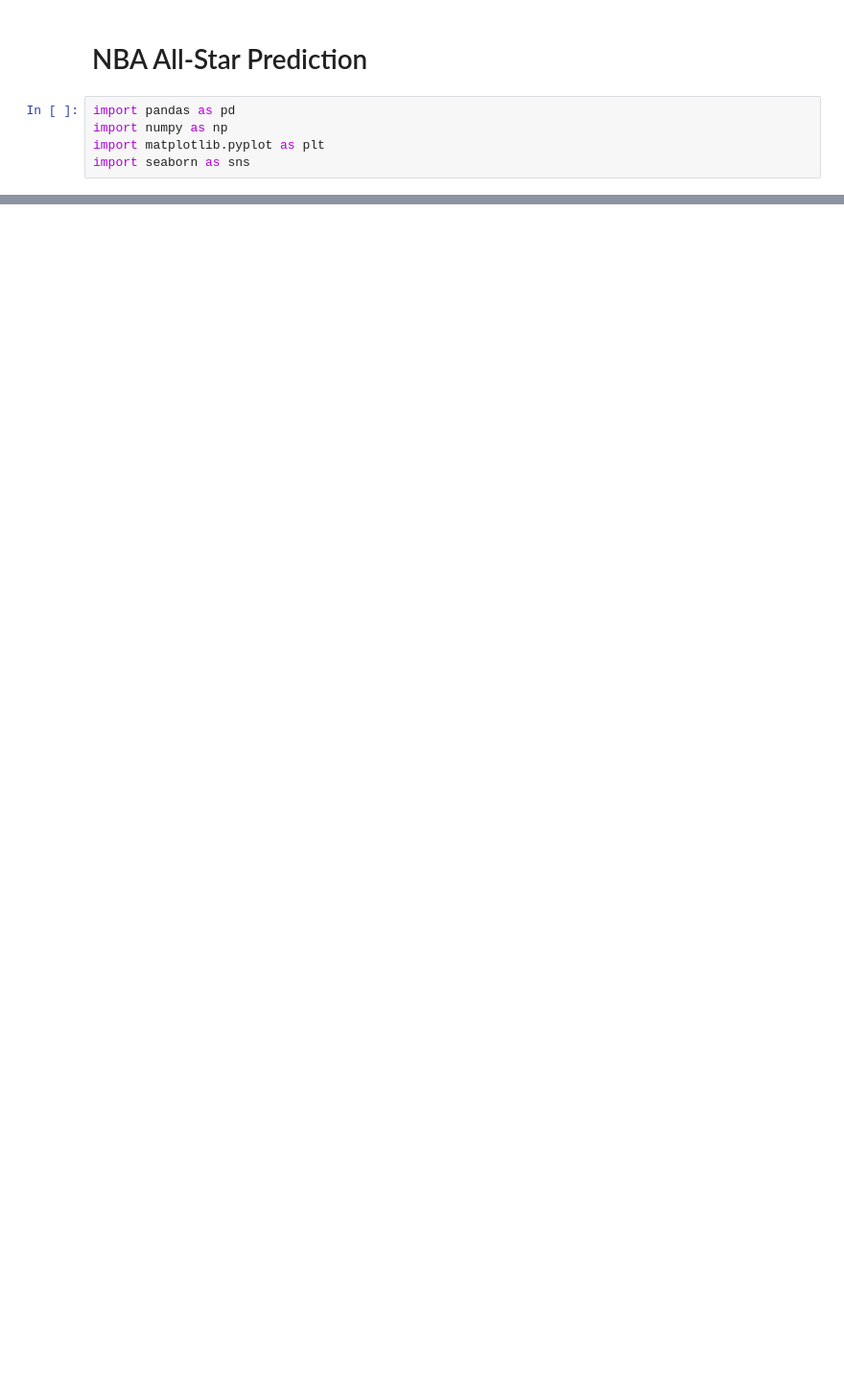
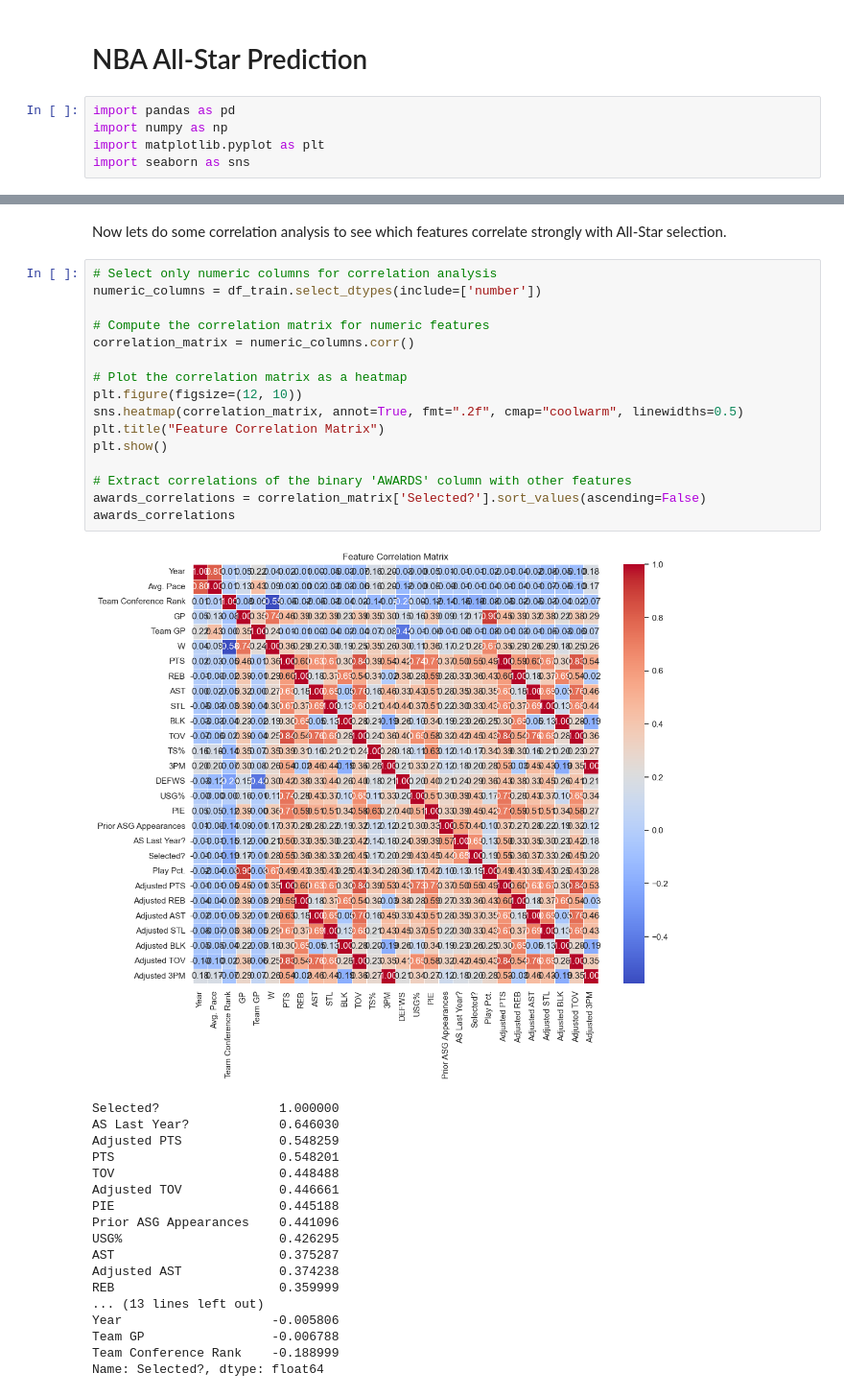
Before and after one commit to hamzatif/NBA-All-Stars, a Jupyter notebook: Project Workbook.ipynb, the cells around one changed output, grey strips where cells are left out. Shown at 96% size. Cells and saved outputs as stored; diff of their text form; blank space fills up the shorter version.

```diff
--- a/Project Workbook.ipynb
+++ b/Project Workbook.ipynb
@@ -727,0 +233,37 @@ Confusion Matrix:
+# %% [markdown]
+Now lets do some correlation analysis to see which features correlate strongly with All-Star selection.
+# %%
+# Select only numeric columns for correlation analysis
+numeric_columns = df_train.select_dtypes(include=['number'])
+
+# Compute the correlation matrix for numeric features
+correlation_matrix = numeric_columns.corr()
+
+# Plot the correlation matrix as a heatmap
+plt.figure(figsize=(12, 10))
+sns.heatmap(correlation_matrix, annot=True, fmt=".2f", cmap="coolwarm", linewidths=0.5)
+plt.title("Feature Correlation Matrix")
+plt.show()
+
+# Extract correlations of the binary 'AWARDS' column with other features
+awards_correlations = correlation_matrix['Selected?'].sort_values(ascending=False)
+awards_correlations
+# %% [output]
+[figure, added]
+Selected?                1.000000
+AS Last Year?            0.646030
+Adjusted PTS             0.548259
+PTS                      0.548201
+TOV                      0.448488
+Adjusted TOV             0.446661
+PIE                      0.445188
+Prior ASG Appearances    0.441096
+USG%                     0.426295
+AST                      0.375287
+Adjusted AST             0.374238
+REB                      0.359999
+... (13 lines left out)
+Year                    -0.005806
+Team GP                 -0.006788
+Team Conference Rank    -0.188999
+Name: Selected?, dtype: float64
```
Also changed, not shown: parts of 151 cells of this notebook, 6 other files.
